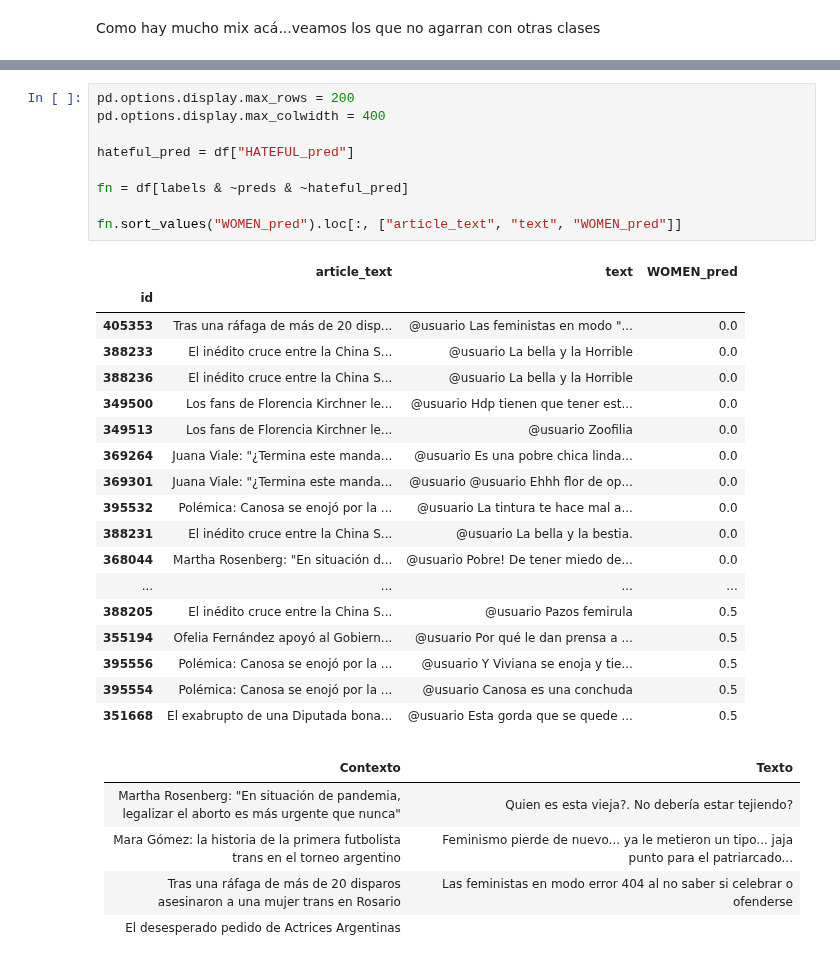
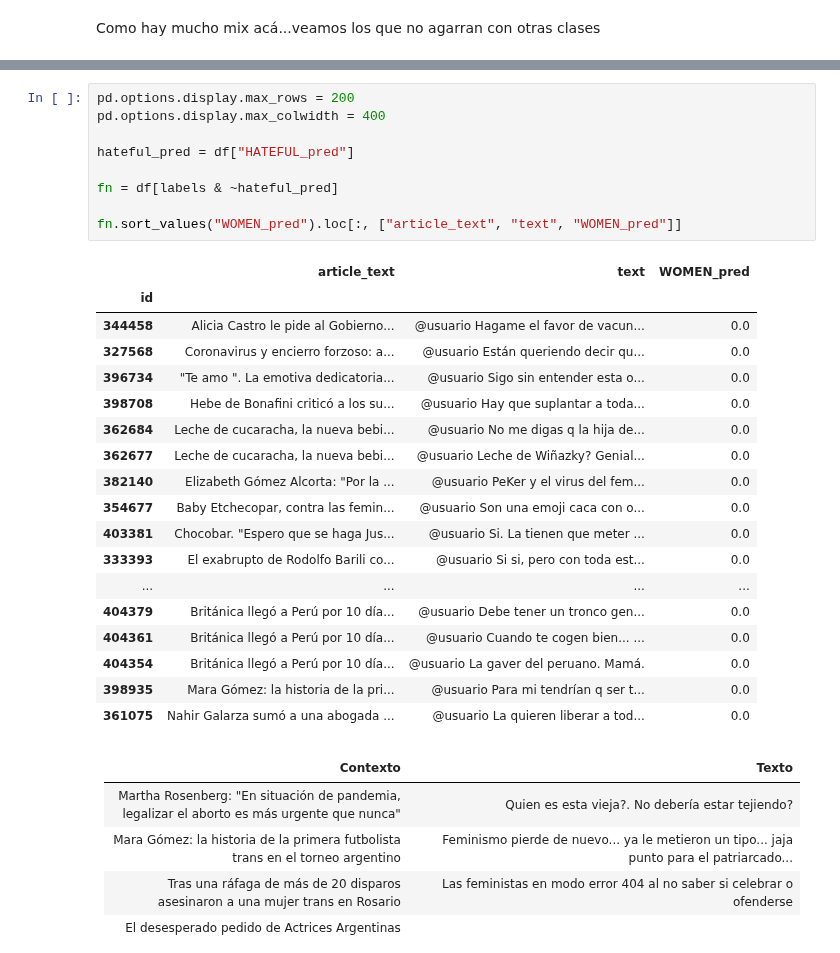
Before and after one commit to finiteautomata/contextualized-hatespeech-classification, a Jupyter notebook: notebooks/Error Analysis.ipynb, the cells around one changed output, grey strips where cells are left out. Drawn from its saved outputs; the diff is of its cells as text.

```diff
--- a/notebooks/Error Analysis.ipynb
+++ b/notebooks/Error Analysis.ipynb
@@ -209,31 +208,31 @@ Como hay mucho mix acá...veamos los que no agarran con otras clases
 # %%
 pd.options.display.max_rows = 200
 pd.options.display.max_colwidth = 400
 
 hateful_pred = df["HATEFUL_pred"]
 
-fn = df[labels & ~preds & ~hateful_pred]
+fn = df[labels & ~hateful_pred]
 
 fn.sort_values("WOMEN_pred").loc[:, ["article_text", "text", "WOMEN_pred"]]
 # %% [output]
 |  | article_text | text | WOMEN_pred |
 | id |  |  |  |
-| 405353 | Tras una ráfaga de más de 20 disp... | @usuario Las feministas en modo "... | 0.0 |
-| 388233 | El inédito cruce entre la China S... | @usuario La bella y la Horrible | 0.0 |
-| 388236 | El inédito cruce entre la China S... | @usuario La bella y la Horrible | 0.0 |
-| 349500 | Los fans de Florencia Kirchner le... | @usuario Hdp tienen que tener est... | 0.0 |
-| 349513 | Los fans de Florencia Kirchner le... | @usuario Zoofilia | 0.0 |
-| 369264 | Juana Viale: "¿Termina este manda... | @usuario Es una pobre chica linda... | 0.0 |
-| 369301 | Juana Viale: "¿Termina este manda... | @usuario @usuario Ehhh flor de op... | 0.0 |
-| 395532 | Polémica: Canosa se enojó por la ... | @usuario La tintura te hace mal a... | 0.0 |
-| 388231 | El inédito cruce entre la China S... | @usuario La bella y la bestia. | 0.0 |
-| 368044 | Martha Rosenberg: "En situación d... | @usuario Pobre! De tener miedo de... | 0.0 |
+| 344458 | Alicia Castro le pide al Gobierno... | @usuario Hagame el favor de vacun... | 0.0 |
+| 327568 | Coronavirus y encierro forzoso: a... | @usuario Están queriendo decir qu... | 0.0 |
+| 396734 | "Te amo ". La emotiva dedicatoria... | @usuario Sigo sin entender esta o... | 0.0 |
+| 398708 | Hebe de Bonafini criticó a los su... | @usuario Hay que suplantar a toda... | 0.0 |
+| 362684 | Leche de cucaracha, la nueva bebi... | @usuario No me digas q la hija de... | 0.0 |
+| 362677 | Leche de cucaracha, la nueva bebi... | @usuario Leche de Wiñazky? Genial... | 0.0 |
+| 382140 | Elizabeth Gómez Alcorta: "Por la ... | @usuario PeKer y el virus del fem... | 0.0 |
+| 354677 | Baby Etchecopar, contra las femin... | @usuario Son una emoji caca con o... | 0.0 |
+| 403381 | Chocobar. "Espero que se haga Jus... | @usuario Si. La tienen que meter ... | 0.0 |
+| 333393 | El exabrupto de Rodolfo Barili co... | @usuario Si si, pero con toda est... | 0.0 |
 | ... | ... | ... | ... |
-| 388205 | El inédito cruce entre la China S... | @usuario Pazos femirula | 0.5 |
-| 355194 | Ofelia Fernández apoyó al Gobiern... | @usuario Por qué le dan prensa a ... | 0.5 |
-| 395556 | Polémica: Canosa se enojó por la ... | @usuario Y Viviana se enoja y tie... | 0.5 |
-| 395554 | Polémica: Canosa se enojó por la ... | @usuario Canosa es una conchuda | 0.5 |
-| 351668 | El exabrupto de una Diputada bona... | @usuario Esta gorda que se quede ... | 0.5 |
+| 404379 | Británica llegó a Perú por 10 día... | @usuario Debe tener un tronco gen... | 0.0 |
+| 404361 | Británica llegó a Perú por 10 día... | @usuario Cuando te cogen bien... ... | 0.0 |
+| 404354 | Británica llegó a Perú por 10 día... | @usuario La gaver del peruano. Mamá. | 0.0 |
+| 398935 | Mara Gómez: la historia de la pri... | @usuario Para mi tendrían q ser t... | 0.0 |
+| 361075 | Nahir Galarza sumó a una abogada ... | @usuario La quieren liberar a tod... | 0.0 |
 # %% [markdown]
 | Contexto                         |           Texto                                                                                         |
 |----------------------------------|---------------------------------------------------------------------------------------------------------|
```
Also changed, not shown: parts of 5 cells of this notebook, 5 other files.
